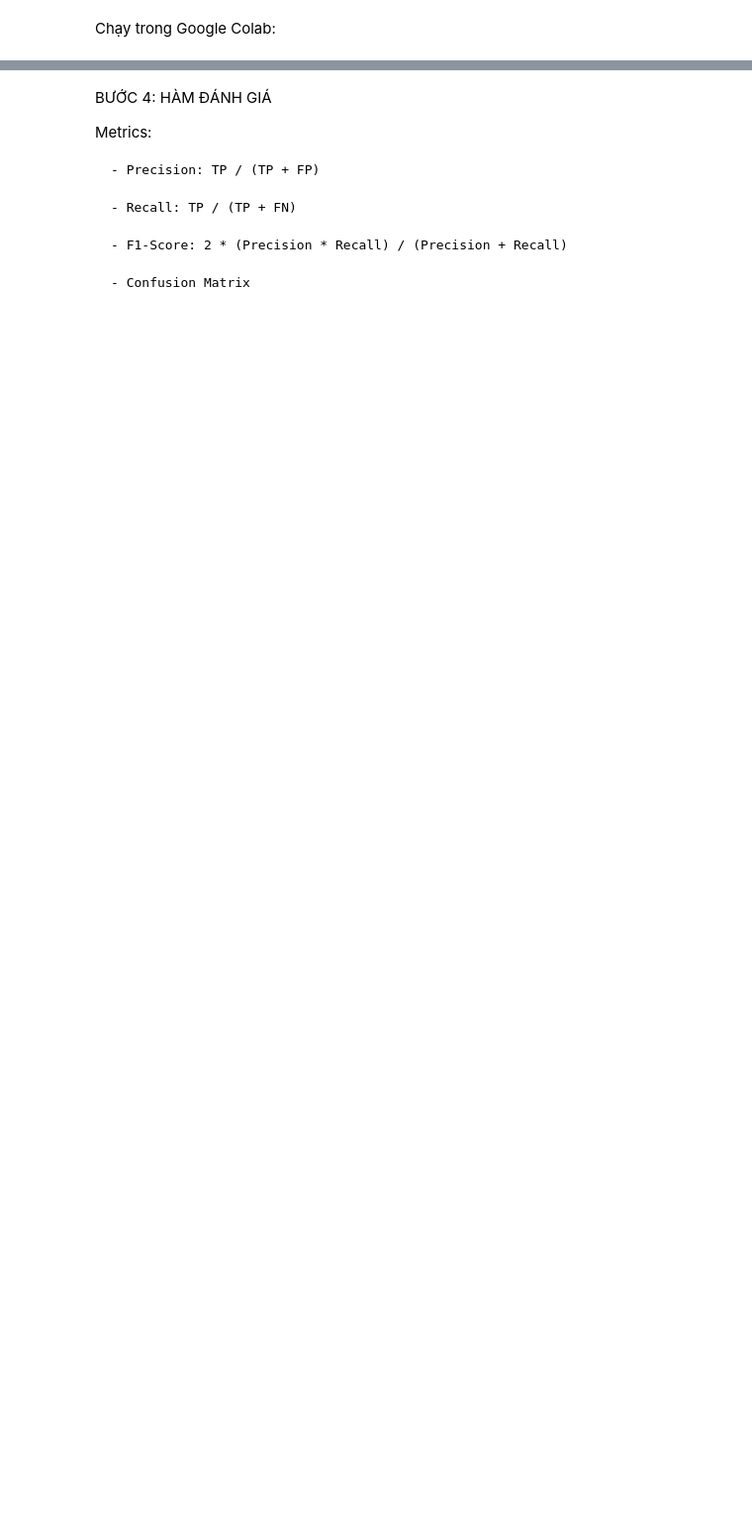
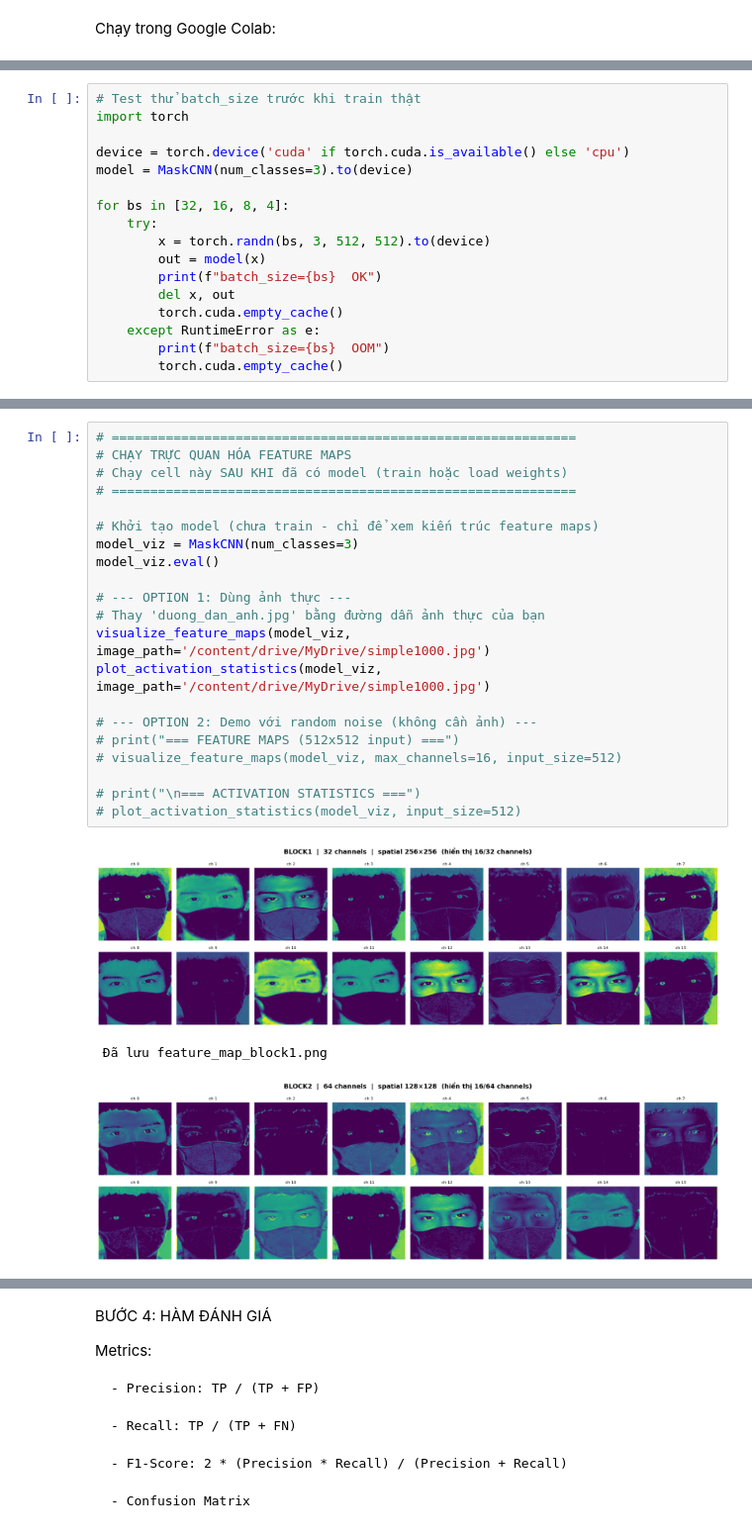
Before and after one commit to Trannganne/face-mask-tracking-system, a Jupyter notebook: notebooks/training.ipynb, the cells around one changed output, grey strips where cells are left out. Shown at 99% size. Cells and saved outputs as stored; diff of their text form; blank space fills up the shorter version.

Commit message:
Được tạo bằng Colab

```diff
--- a/notebooks/training.ipynb
+++ b/notebooks/training.ipynb
@@ -47,0 +136,17 @@ print(f"Tổng bộ nhớ GPU: {t.total_memory / 1024**2:.2f} MB")
+# %%
+# Test thử batch_size trước khi train thật
+import torch
+
+device = torch.device('cuda' if torch.cuda.is_available() else 'cpu')
+model = MaskCNN(num_classes=3).to(device)
+
+for bs in [32, 16, 8, 4]:
+    try:
+        x = torch.randn(bs, 3, 512, 512).to(device)
+        out = model(x)
+        print(f"batch_size={bs}  OK")
+        del x, out
+        torch.cuda.empty_cache()
+    except RuntimeError as e:
+        print(f"batch_size={bs}  OOM")
+        torch.cuda.empty_cache()
@@ -217,0 +498,25 @@ class MaskDetectionCNN(nn.Module):
+# %%
+# ============================================================
+# CHẠY TRỰC QUAN HÓA FEATURE MAPS
+# Chạy cell này SAU KHI đã có model (train hoặc load weights)
+# ============================================================
+
+# Khởi tạo model (chưa train - chỉ để xem kiến trúc feature maps)
+model_viz = MaskCNN(num_classes=3)
+model_viz.eval()
+
+# --- OPTION 1: Dùng ảnh thực ---
+# Thay 'duong_dan_anh.jpg' bằng đường dẫn ảnh thực của bạn
+visualize_feature_maps(model_viz, image_path='/content/drive/MyDrive/simple1000.jpg')
+plot_activation_statistics(model_viz, image_path='/content/drive/MyDrive/simple1000.jpg')
+
+# --- OPTION 2: Demo với random noise (không cần ảnh) ---
+# print("=== FEATURE MAPS (512x512 input) ===")
+# visualize_feature_maps(model_viz, max_channels=16, input_size=512)
+
+# print("\n=== ACTIVATION STATISTICS ===")
+# plot_activation_statistics(model_viz, input_size=512)
+# %% [output]
+[figure, added]
+ Đã lưu feature_map_block1.png
+[figure, added]
```
Also changed, not shown: parts of 39 cells of this notebook.
